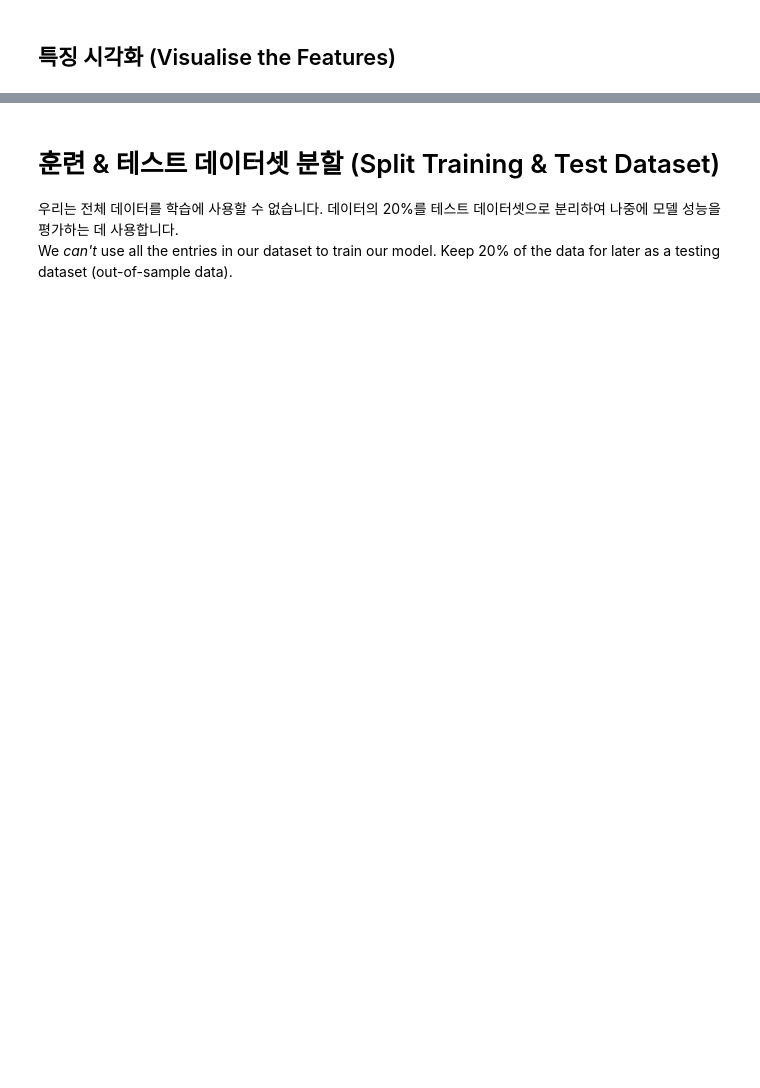
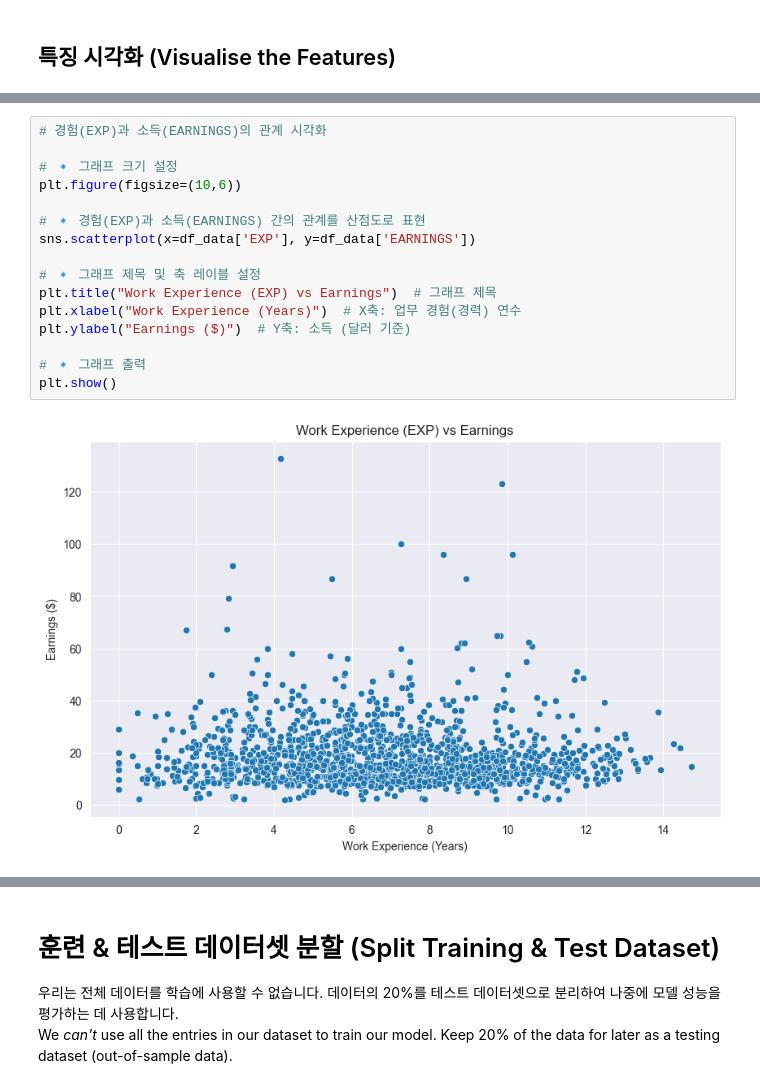
Before and after one commit to JELKOV/Data-Driven-Prosperity, a Jupyter notebook: Determinants_of_Earnings_(start).ipynb, the cells around one changed output, grey strips where cells are left out. Cells and saved outputs as stored; diff of their text form; blank space fills up the shorter version.

```diff
--- a/Determinants_of_Earnings_(start).ipynb
+++ b/Determinants_of_Earnings_(start).ipynb
@@ -67,0 +243,18 @@ df_data = pd.read_csv('NLSY97_subset.csv')
+# %%
+# 경험(EXP)과 소득(EARNINGS)의 관계 시각화
+
+# 🔹 그래프 크기 설정
+plt.figure(figsize=(10,6))
+
+# 🔹 경험(EXP)과 소득(EARNINGS) 간의 관계를 산점도로 표현
+sns.scatterplot(x=df_data['EXP'], y=df_data['EARNINGS'])
+
+# 🔹 그래프 제목 및 축 레이블 설정
+plt.title("Work Experience (EXP) vs Earnings")  # 그래프 제목
+plt.xlabel("Work Experience (Years)")  # X축: 업무 경험(경력) 연수
+plt.ylabel("Earnings ($)")  # Y축: 소득 (달러 기준)
+
+# 🔹 그래프 출력
+plt.show()
+# %% [output]
+[figure, added]
```
Also changed, not shown: parts of 15 cells of this notebook.
